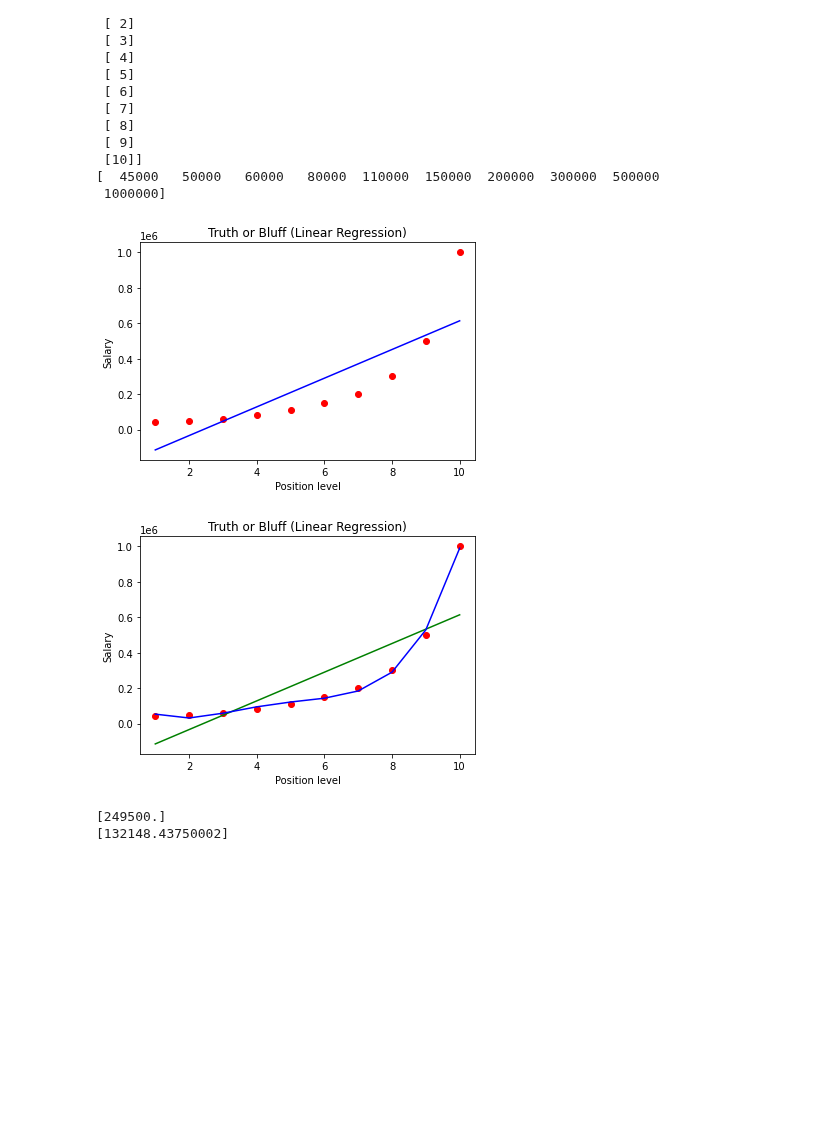
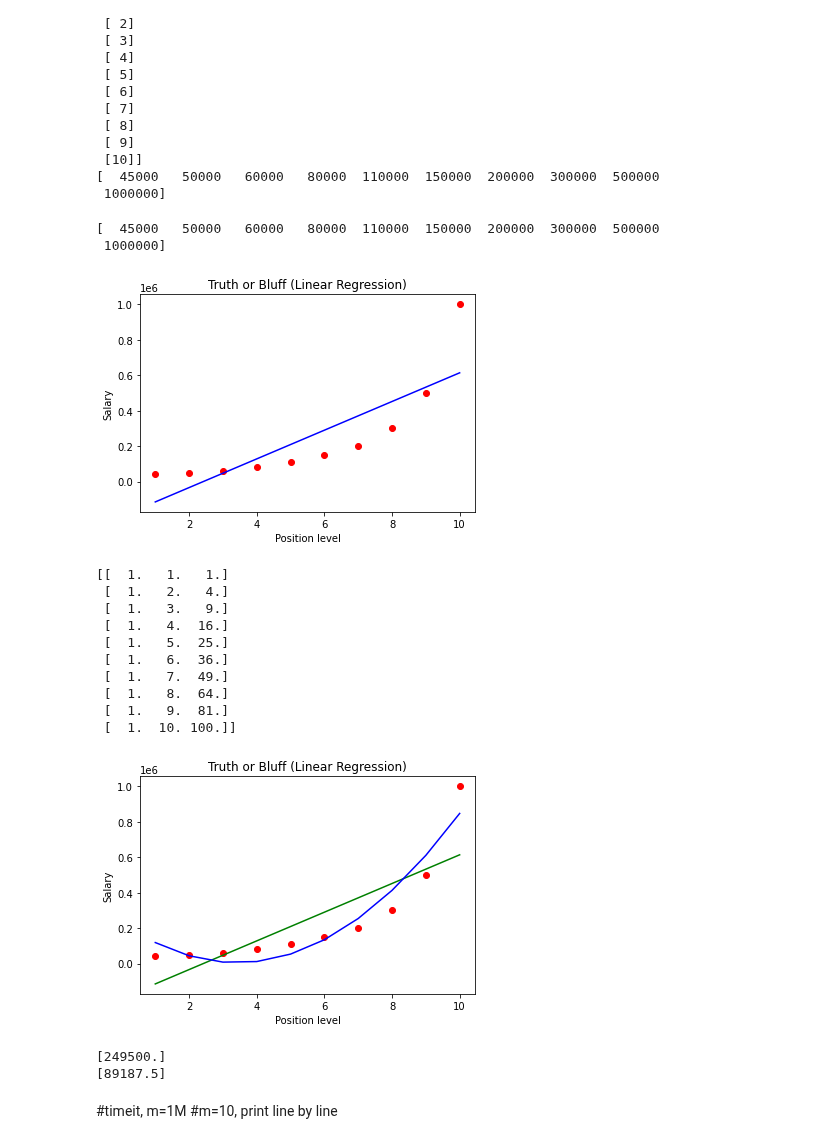
Before and after one commit to ekaratnida/Applied-machine-learning, a Jupyter notebook: Week03-MLR/Lab3.ipynb, the cells around one changed output. Drawn from its saved outputs; the diff is of its cells as text; code cells hidden in the pictures; blank space fills up the shorter version.

```diff
--- a/Week03-MLR/Lab3.ipynb
+++ b/Week03-MLR/Lab3.ipynb
@@ -416,7 +435,7 @@ print(y)
 from sklearn.linear_model import LinearRegression
 lin_reg = LinearRegression()
 lin_reg.fit(X, y)
-
+print(y)
 # Visualizing the Linear Regression results
 
 plt.scatter(X, y, color='red')
@@ -426,26 +445,39 @@ plt.xlabel('Position level')
 plt.ylabel('Salary')
 plt.show()
 # %% [output]
+[  45000   50000   60000   80000  110000  150000  200000  300000  500000
+ 1000000]
 [figure]
 # %%
 # Fitting Polynomial Regression to the dataset
 from sklearn.preprocessing import PolynomialFeatures
-poly_reg = PolynomialFeatures(degree=4)
+poly_reg = PolynomialFeatures(degree=2)
 X_poly = poly_reg.fit_transform(X)
+print(X_poly)
 pol_reg = LinearRegression()
 pol_reg.fit(X_poly, y)
 
 # Visualizing the Polymonial Regression results
 plt.figure(figsize=(6,4))
 plt.scatter(X, y, color='red')
 plt.plot(X, lin_reg.predict(X), color='green')
 plt.plot(X, pol_reg.predict(X_poly), color='blue')
 plt.title('Truth or Bluff (Linear Regression)')
 plt.xlabel('Position level')
 plt.ylabel('Salary')
 plt.show()
 # %% [output]
+[[  1.   1.   1.]
+ [  1.   2.   4.]
+ [  1.   3.   9.]
+ [  1.   4.  16.]
+ [  1.   5.  25.]
+ [  1.   6.  36.]
+ [  1.   7.  49.]
+ [  1.   8.  64.]
+ [  1.   9.  81.]
+ [  1.  10. 100.]]
-[figure, old version]
+[figure, new version]
 # %%
 # Predicting a new result with Linear Regression
 print(lin_reg.predict([[5.5]]))
@@ -456,4 +488,7 @@ print(pol_reg.predict(poly_reg.fit_transform([[5.5]])))
 #output should be 132148.43750003
 # %% [output]
 [249500.]
-[132148.43750002]
+[89187.5]
+# %% [markdown]
+#timeit, m=1M
+#m=10, print line by line
```
Also changed, not shown: parts of 4 cells of this notebook.
